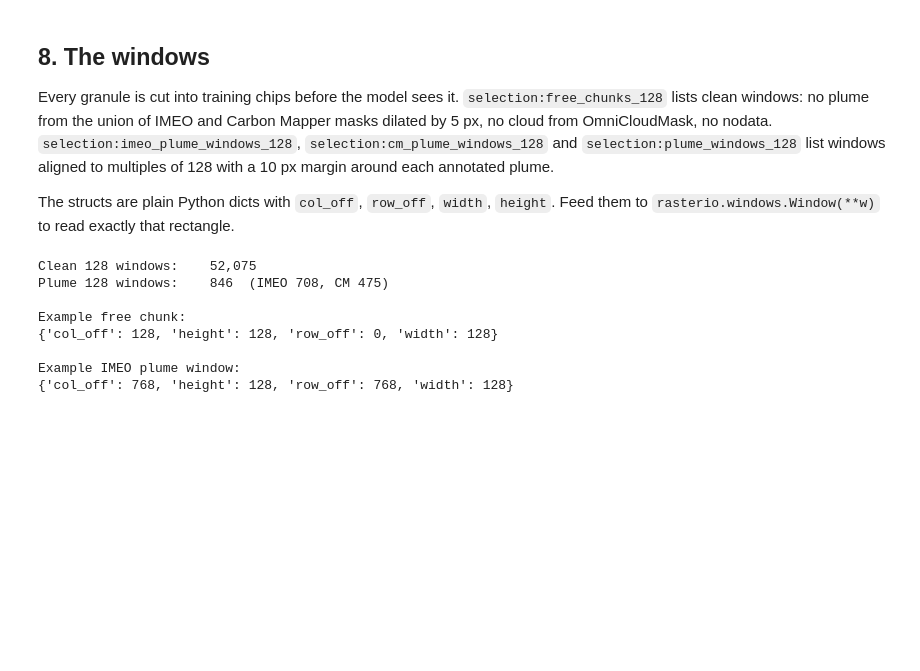
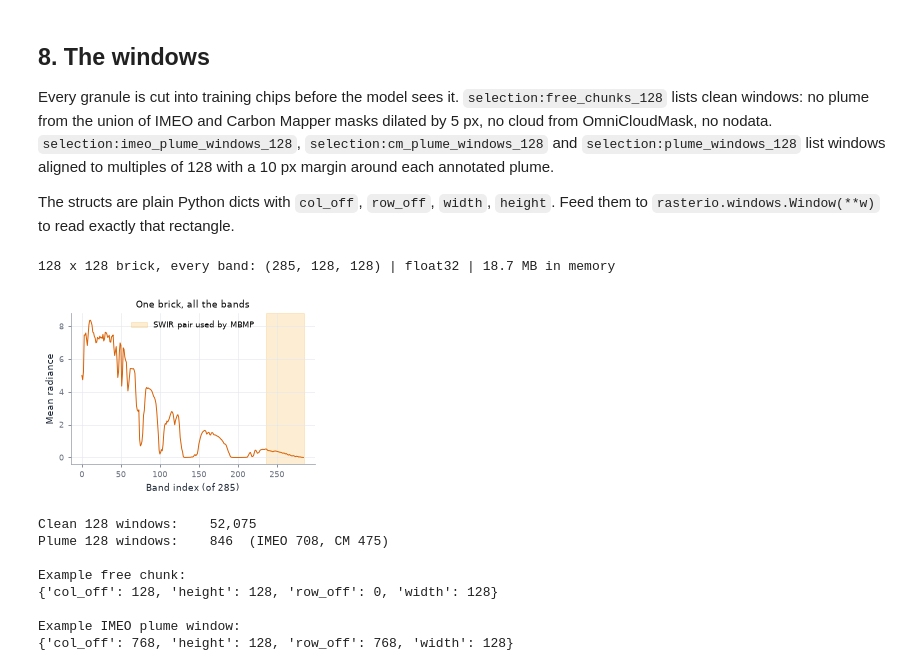
Before and after one commit to IPL-UV/taco-methaneset, a Jupyter notebook: methaneset-codes/notebooks/03_emit.ipynb, the cells around one changed output. Drawn from its saved outputs; the diff is of its cells as text; code cells hidden in the pictures; blank space fills up the shorter version.

Commit message:
Show a 128x128 brick with all 285 EMIT bands

```diff
--- a/methaneset-codes/notebooks/03_emit.ipynb
+++ b/methaneset-codes/notebooks/03_emit.ipynb
@@ -883,6 +883,29 @@ Every granule is cut into training chips before the model sees it.
 `selection:imeo_plume_windows_128`, `selection:cm_plume_windows_128` and `selection:plume_windows_128` list windows aligned to multiples of 128 with a 10 px margin around each annotated plume.
 
 The structs are plain Python dicts with `col_off`, `row_off`, `width`, `height`. Feed them to `rasterio.windows.Window(**w)` to read exactly that rectangle.
+# %%
+# The cube is hyperspectral: 285 bands. One 128 x 128 brick carries all of them, which is
+# what the tile columns let you cut without touching the rest of the granule.
+r_b = df[df["selection:n_free_chunks_128"] > 0].iloc[0]
+s_b = ds.read(int(r_b.name))
+w0 = parse_json(r_b["selection:free_chunks_128"])[0]
+cube = C.read(s_b, "radiance.tif", window=Window(**w0))
+print(f"128 x 128 brick, every band: {cube.shape} | {cube.dtype} | {cube.nbytes / 1e6:.1f} MB in memory")
+
+mean_spec = np.nanmean(cube, axis=(1, 2))
+fig, ax = plt.subplots(figsize=(C.FIGW / 2, C.ROW_H["plot"]))
+C.ax_plot(ax)
+sw = C.emit_swir()
+ax.axvspan(min(sw) - 0.5, max(sw) + 0.5, color=C.PALETTE["sun"], alpha=0.18, label="SWIR pair used by MBMP")
+ax.plot(mean_spec, color=C.PALETTE["l89"], lw=1)
+ax.set_xlabel("Band index (of 285)")
+ax.set_ylabel("Mean radiance")
+ax.set_title("One brick, all the bands")
+ax.legend(frameon=False, fontsize=8)
+plt.show()
+# %% [output]
+128 x 128 brick, every band: (285, 128, 128) | float32 | 18.7 MB in memory
+[figure, added]
 # %%
 
 # counts and struct examples
```
